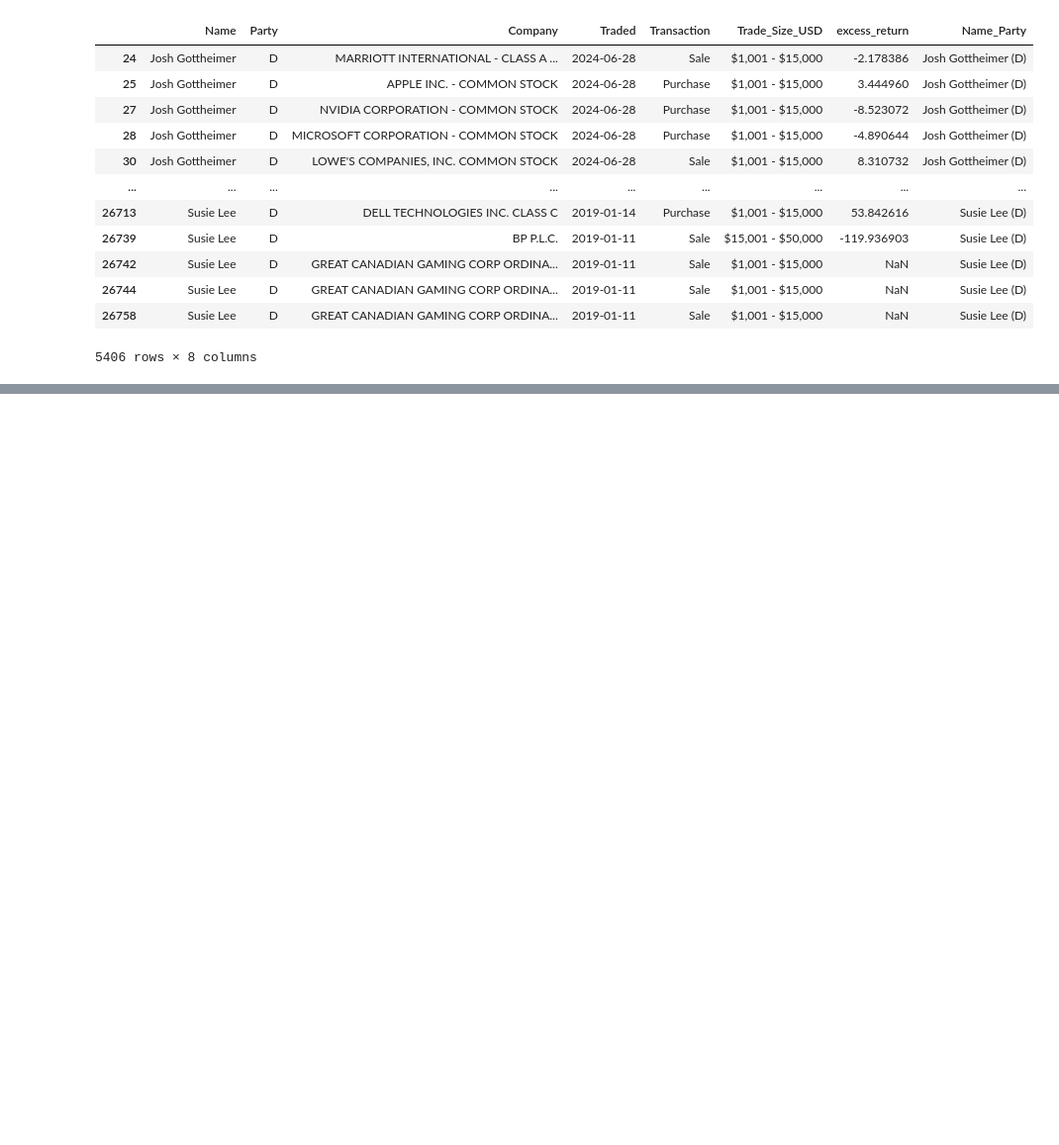
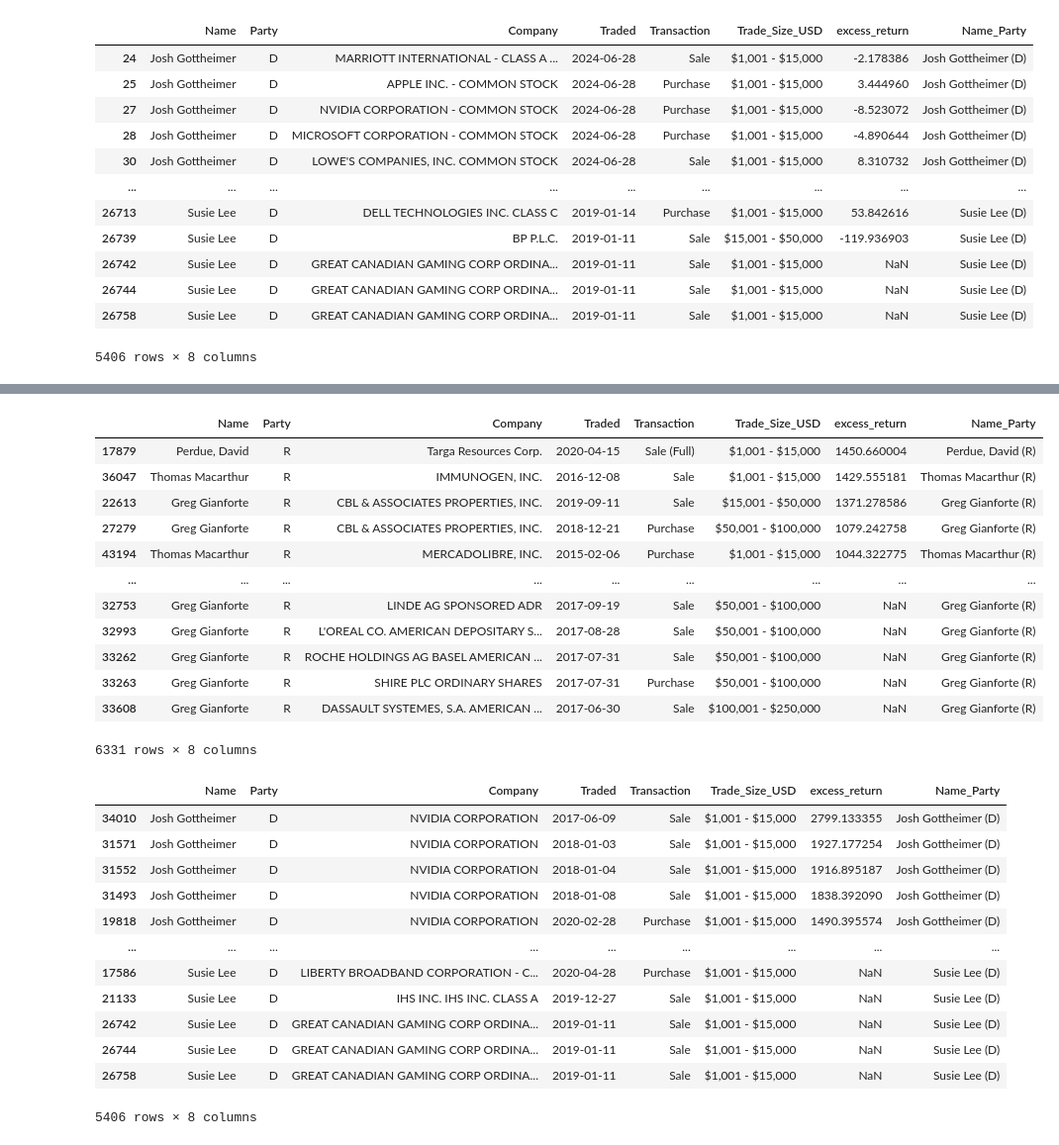
Before and after one commit to tsjohns9/ai-project-1, a Jupyter notebook: spencer.ipynb, the cells around one changed output, grey strips where cells are left out. Shown: that part at 99% size. Drawn from its saved outputs; the diff is of its cells as text; code cells hidden in the pictures; blank space fills up the shorter version.

```diff
--- a/spencer.ipynb
+++ b/spencer.ipynb
@@ -118,0 +109,33 @@ Length of sorted DataFrame: 6
+# %%
+sorted_rep_df = combined_rep_df.sort_values('excess_return', ascending=False)
+display(sorted_rep_df)
+
+sorted_dem_df = combined_dem_df.sort_values('excess_return', ascending=False)
+display(sorted_dem_df)
+# %% [output]
+|  | Name | Party | Company | Traded | Transaction | Trade_Size_USD | excess_return | Name_Party |
+| 17879 | Perdue, David | R | Targa Resources Corp. | 2020-04-15 | Sale (Full) | $1,001 - $15,000 | 1450.660004 | Perdue, David (R) |
+| 36047 | Thomas Macarthur | R | IMMUNOGEN, INC. | 2016-12-08 | Sale | $1,001 - $15,000 | 1429.555181 | Thomas Macarthur (R) |
+| 22613 | Greg Gianforte | R | CBL & ASSOCIATES PROPERTIES, INC. | 2019-09-11 | Sale | $15,001 - $50,000 | 1371.278586 | Greg Gianforte (R) |
+| 27279 | Greg Gianforte | R | CBL & ASSOCIATES PROPERTIES, INC. | 2018-12-21 | Purchase | $50,001 - $100,000 | 1079.242758 | Greg Gianforte (R) |
+| 43194 | Thomas Macarthur | R | MERCADOLIBRE, INC. | 2015-02-06 | Purchase | $1,001 - $15,000 | 1044.322775 | Thomas Macarthur (R) |
+| ... | ... | ... | ... | ... | ... | ... | ... | ... |
+| 32753 | Greg Gianforte | R | LINDE AG SPONSORED ADR | 2017-09-19 | Sale | $50,001 - $100,000 | NaN | Greg Gianforte (R) |
+| 32993 | Greg Gianforte | R | L'OREAL CO. AMERICAN DEPOSITARY S... | 2017-08-28 | Sale | $50,001 - $100,000 | NaN | Greg Gianforte (R) |
+| 33262 | Greg Gianforte | R | ROCHE HOLDINGS AG BASEL AMERICAN ... | 2017-07-31 | Sale | $50,001 - $100,000 | NaN | Greg Gianforte (R) |
+| 33263 | Greg Gianforte | R | SHIRE PLC ORDINARY SHARES | 2017-07-31 | Purchase | $50,001 - $100,000 | NaN | Greg Gianforte (R) |
+| 33608 | Greg Gianforte | R | DASSAULT SYSTEMES, S.A. AMERICAN ... | 2017-06-30 | Sale | $100,001 - $250,000 | NaN | Greg Gianforte (R) |
+6331 rows × 8 columns
+|  | Name | Party | Company | Traded | Transaction | Trade_Size_USD | excess_return | Name_Party |
+| 34010 | Josh Gottheimer | D | NVIDIA CORPORATION | 2017-06-09 | Sale | $1,001 - $15,000 | 2799.133355 | Josh Gottheimer (D) |
+| 31571 | Josh Gottheimer | D | NVIDIA CORPORATION | 2018-01-03 | Sale | $1,001 - $15,000 | 1927.177254 | Josh Gottheimer (D) |
+| 31552 | Josh Gottheimer | D | NVIDIA CORPORATION | 2018-01-04 | Sale | $1,001 - $15,000 | 1916.895187 | Josh Gottheimer (D) |
+| 31493 | Josh Gottheimer | D | NVIDIA CORPORATION | 2018-01-08 | Sale | $1,001 - $15,000 | 1838.392090 | Josh Gottheimer (D) |
+| 19818 | Josh Gottheimer | D | NVIDIA CORPORATION | 2020-02-28 | Purchase | $1,001 - $15,000 | 1490.395574 | Josh Gottheimer (D) |
+| ... | ... | ... | ... | ... | ... | ... | ... | ... |
+| 17586 | Susie Lee | D | LIBERTY BROADBAND CORPORATION - C... | 2020-04-28 | Purchase | $1,001 - $15,000 | NaN | Susie Lee (D) |
+| 21133 | Susie Lee | D | IHS INC. IHS INC. CLASS A | 2019-12-27 | Sale | $1,001 - $15,000 | NaN | Susie Lee (D) |
+| 26742 | Susie Lee | D | GREAT CANADIAN GAMING CORP ORDINA... | 2019-01-11 | Sale | $1,001 - $15,000 | NaN | Susie Lee (D) |
+| 26744 | Susie Lee | D | GREAT CANADIAN GAMING CORP ORDINA... | 2019-01-11 | Sale | $1,001 - $15,000 | NaN | Susie Lee (D) |
+| 26758 | Susie Lee | D | GREAT CANADIAN GAMING CORP ORDINA... | 2019-01-11 | Sale | $1,001 - $15,000 | NaN | Susie Lee (D) |
+5406 rows × 8 columns
```
Also changed, not shown: parts of 9 cells of this notebook.
